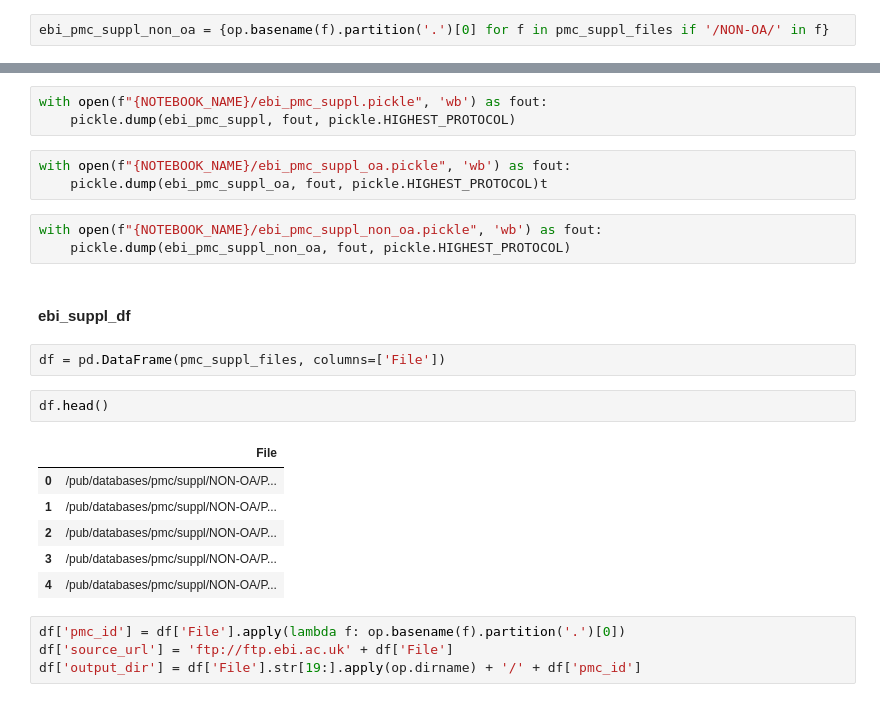
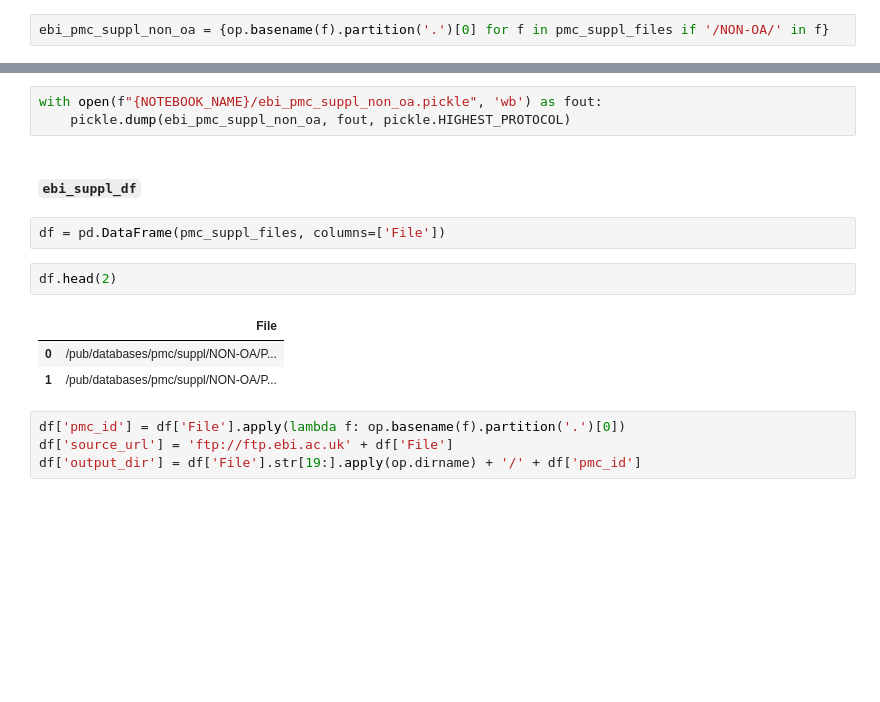
Before and after one commit to pmc-tables/pmc-tables-pipeline, a Jupyter notebook: notebooks/pmc_statistics.ipynb, the cells around one changed output, grey strips where cells are left out. Drawn from its saved outputs; the diff is of its cells as text; blank space fills up the shorter version.

```diff
--- a/notebooks/pmc_statistics.ipynb
+++ b/notebooks/pmc_statistics.ipynb
@@ -75,25 +367,16 @@ ebi_pmc_suppl_oa = {op.basename(f).partition('.')[0] for f in pmc_suppl_files if
-# %%
-with open(f"{NOTEBOOK_NAME}/ebi_pmc_suppl.pickle", 'wb') as fout:
-    pickle.dump(ebi_pmc_suppl, fout, pickle.HIGHEST_PROTOCOL)
-# %%
-with open(f"{NOTEBOOK_NAME}/ebi_pmc_suppl_oa.pickle", 'wb') as fout:
-    pickle.dump(ebi_pmc_suppl_oa, fout, pickle.HIGHEST_PROTOCOL)t
 # %%
 with open(f"{NOTEBOOK_NAME}/ebi_pmc_suppl_non_oa.pickle", 'wb') as fout:
     pickle.dump(ebi_pmc_suppl_non_oa, fout, pickle.HIGHEST_PROTOCOL)
 # %% [markdown]
-#### ebi_suppl_df
+#### `ebi_suppl_df`
 # %%
 df = pd.DataFrame(pmc_suppl_files, columns=['File'])
 # %%
-df.head()
+df.head(2)
 # %% [output]
 |  | File |
 | 0 | /pub/databases/pmc/suppl/NON-OA/P... |
 | 1 | /pub/databases/pmc/suppl/NON-OA/P... |
-| 2 | /pub/databases/pmc/suppl/NON-OA/P... |
-| 3 | /pub/databases/pmc/suppl/NON-OA/P... |
-| 4 | /pub/databases/pmc/suppl/NON-OA/P... |
 # %%
 df['pmc_id'] = df['File'].apply(lambda f: op.basename(f).partition('.')[0])
 df['source_url'] = 'ftp://ftp.ebi.ac.uk' + df['File']
```
Also changed, not shown: parts of 161 cells of this notebook, 6 other files.
